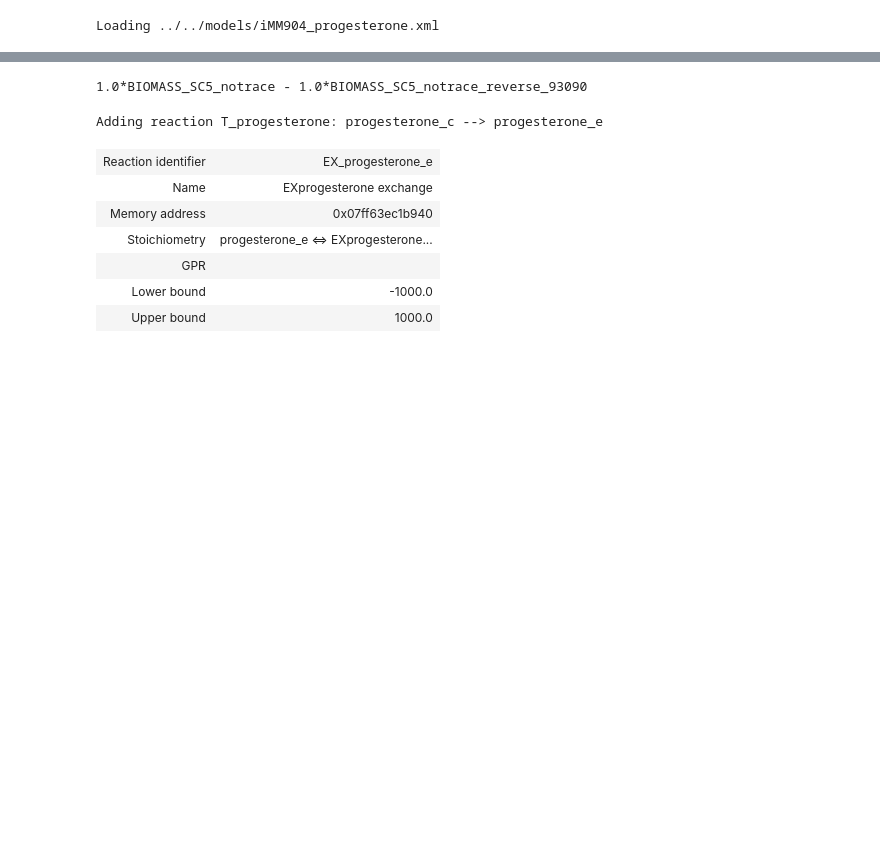
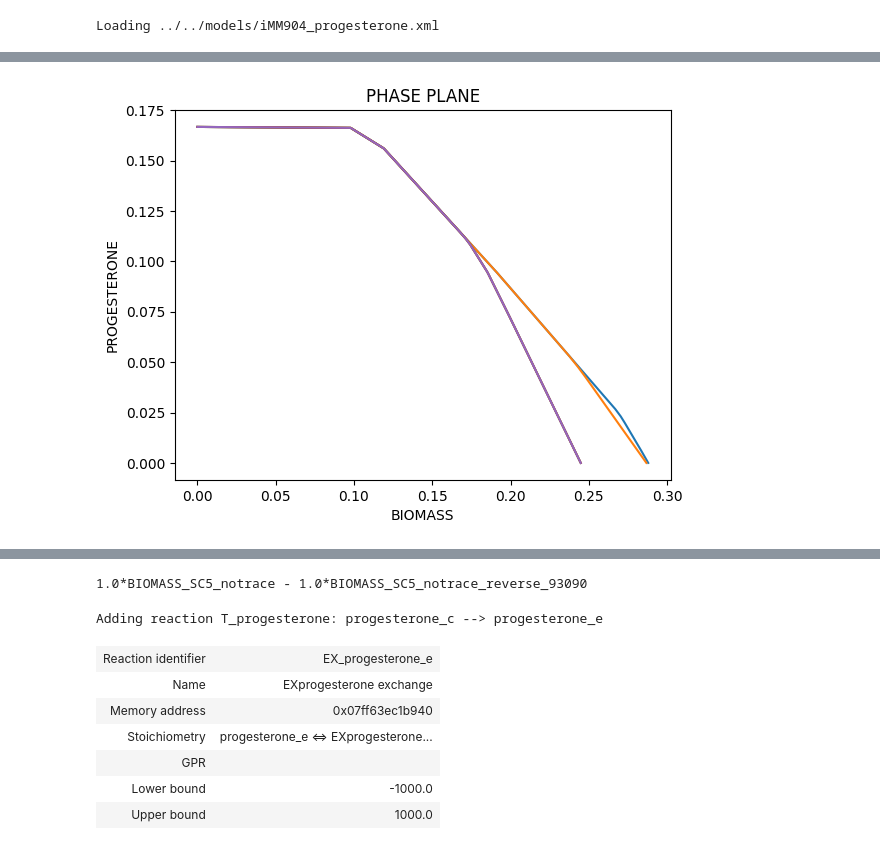
Before and after one commit to 27410/27410-group-assigment-group_3, a Jupyter notebook: misc/Bertram/testRUNE.ipynb, the cells around one changed output, grey strips where cells are left out. Saved outputs shown, nothing was run; the diff lists cells and outputs as text; code cells hidden in the pictures; blank space fills up the shorter version.

```diff
--- a/misc/Bertram/testRUNE.ipynb
+++ b/misc/Bertram/testRUNE.ipynb
@@ -14,0 +98,26 @@ Loading ../../models/iMM904_progesterone.xml
+# %%
+up_reacs = ["baseline","G3PD1ir", "DHAK", "G3PT", "GLYCDy"]
+for reac in up_reacs:
+    with model as m:
+        if reac != "baseline":
+            m.reactions.get_by_id(reac).lower_bound = 4
+        m.optimize()
+        max_bio = m.reactions.BIOMASS_SC5_notrace.flux
+        m.objective = m.reactions.DM_progesterone_c
+        m.optimize()
+        max_prog = m.reactions.DM_progesterone_c.flux
+        # m.objective = m.reactions.BIOMASS_SC5_notrace
+        len = 1000
+        pp = []
+        biomass = []
+        for i in range(len):
+            biomass.append((i/(len-1))*max_bio)
+            m.reactions.BIOMASS_SC5_notrace.lower_bound = biomass[i]
+            pp.append(m.optimize().objective_value)
+    plt.plot(biomass,pp,label=reac)
+    plt.xlabel("BIOMASS")
+    plt.ylabel("PROGESTERONE")
+    plt.title("PHASE PLANE")
+plt.show()
+# %% [output]
+[figure, added]
```
Also changed, not shown: parts of 8 cells of this notebook, 2 other files.
